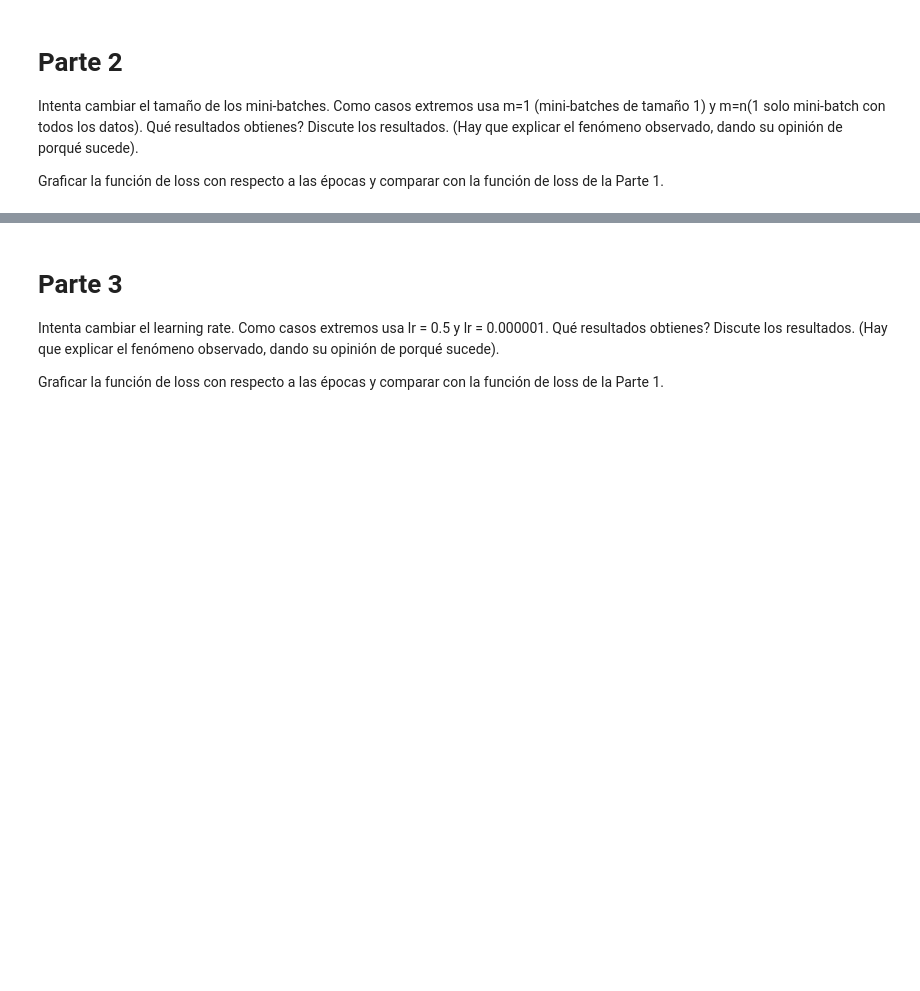
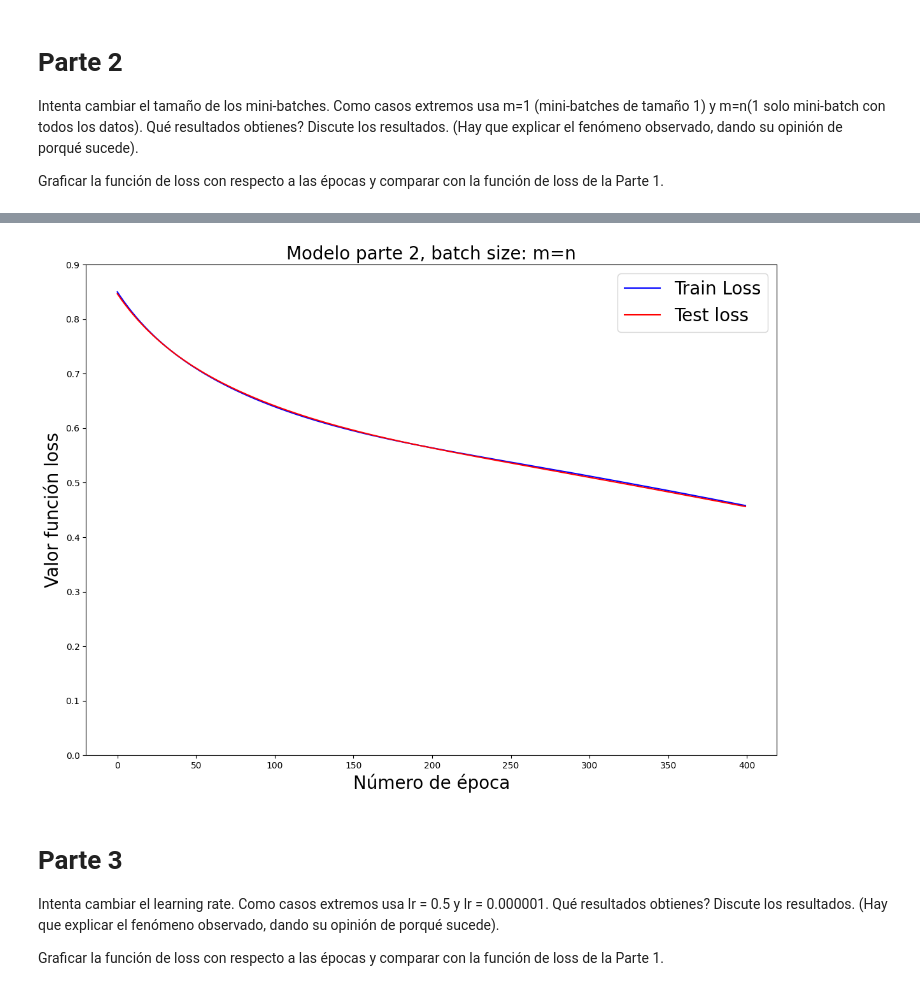
Before and after one commit to tridimensionaal/-Homeworks-CC6204, a Jupyter notebook: 01/CC6204_Tarea_1.ipynb, the cells around one changed output, grey strips where cells are left out. Cells and saved outputs as stored; diff of their text form; code cells hidden in the pictures; blank space fills up the shorter version.

```diff
--- a/01/CC6204_Tarea_1.ipynb
+++ b/01/CC6204_Tarea_1.ipynb
@@ -360,0 +403,2 @@ Graficar la función de loss con respecto a las épocas y comparar con la funci
+# %%
+data_list = create_all(batch_size=len(train_data))
@@ -361,3 +423,7 @@ Graficar la función de loss con respecto a las épocas y comparar con la funci
+# %%
+plot_epoch_vs_loss(data_list, "Modelo parte 2, batch size: m=n")
+# %% [output]
+[figure, added]
 # %% [markdown]
 # **Parte 3**
 Intenta cambiar el learning rate. Como casos extremos usa lr = 0.5 y lr = 0.000001. Qué resultados obtienes? Discute los resultados. (Hay que explicar el fenómeno observado, dando su opinión de porqué sucede).
```
Also changed, not shown: parts of 32 cells of this notebook.
